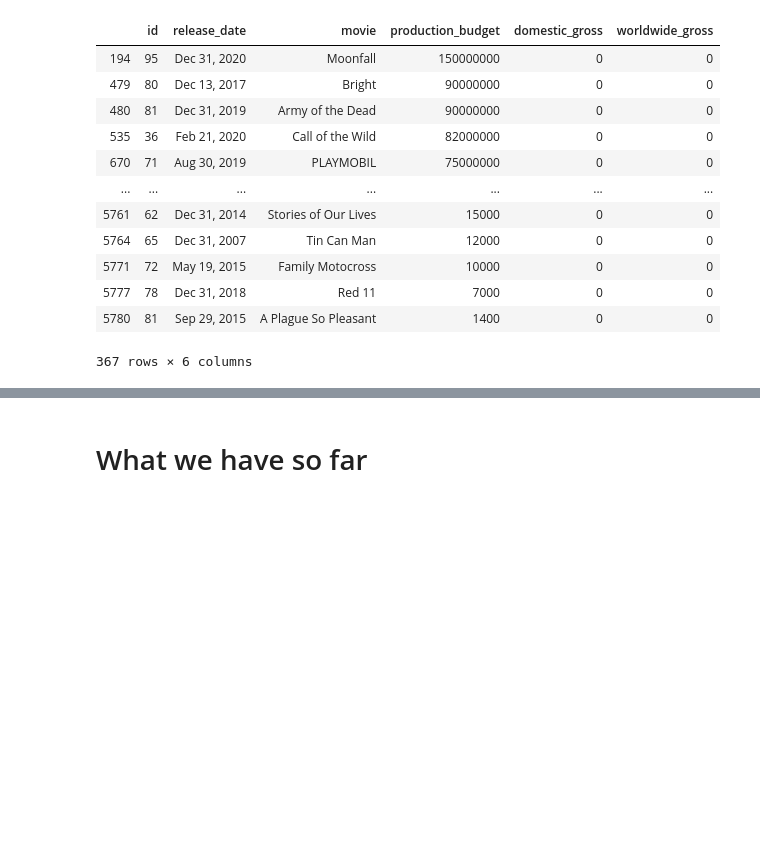
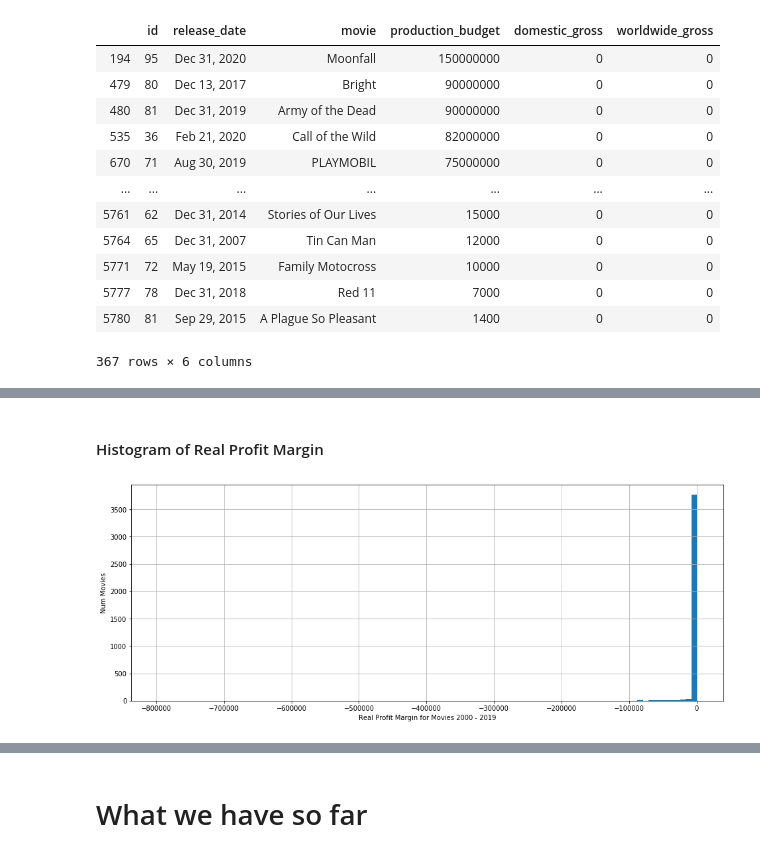
Before and after one commit to merb92/movie-industry-eda, a Jupyter notebook: index.ipynb, the cells around one changed output, grey strips where cells are left out. Saved outputs shown, nothing was run; the diff lists cells and outputs as text; code cells hidden in the pictures; blank space fills up the shorter version.

```diff
--- a/index.ipynb
+++ b/index.ipynb
@@ -862,0 +1140,9 @@ clean_tn_movie_budgets_df[clean_tn_movie_budgets_df['worldwide_gross'] == 0]
+# %% [markdown]
+#### Histogram of Real Profit Margin
+# %%
+plt.figure(figsize=(16,6))
+plt.xlabel('Real Profit Margin for Movies 2000 - 2019')
+plt.ylabel('Num Movies')
+last_20_years_movie_budgets_df['real_margin'].hist(bins=100);
+# %% [output]
+[figure, added]
```
Also changed, not shown: parts of 57 cells of this notebook.
